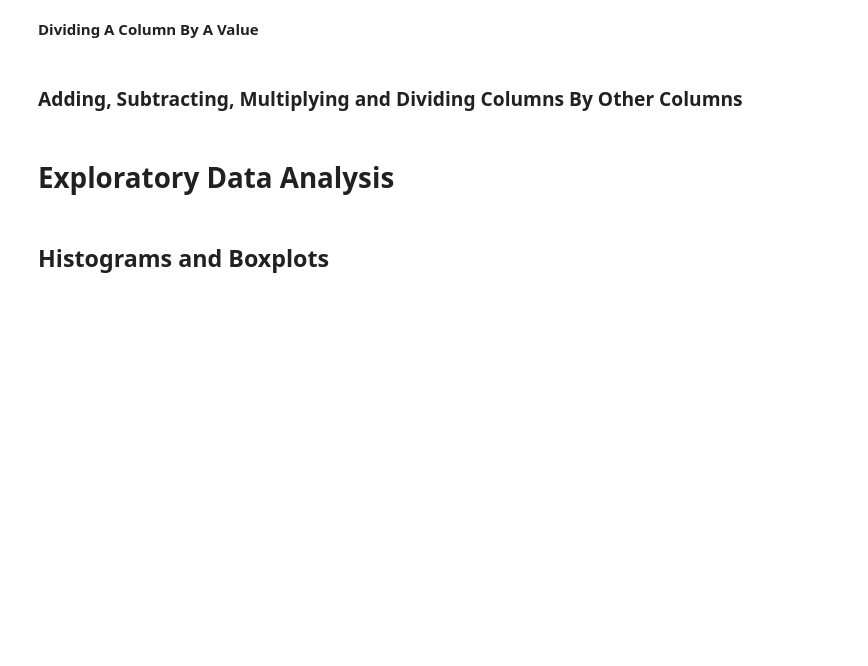
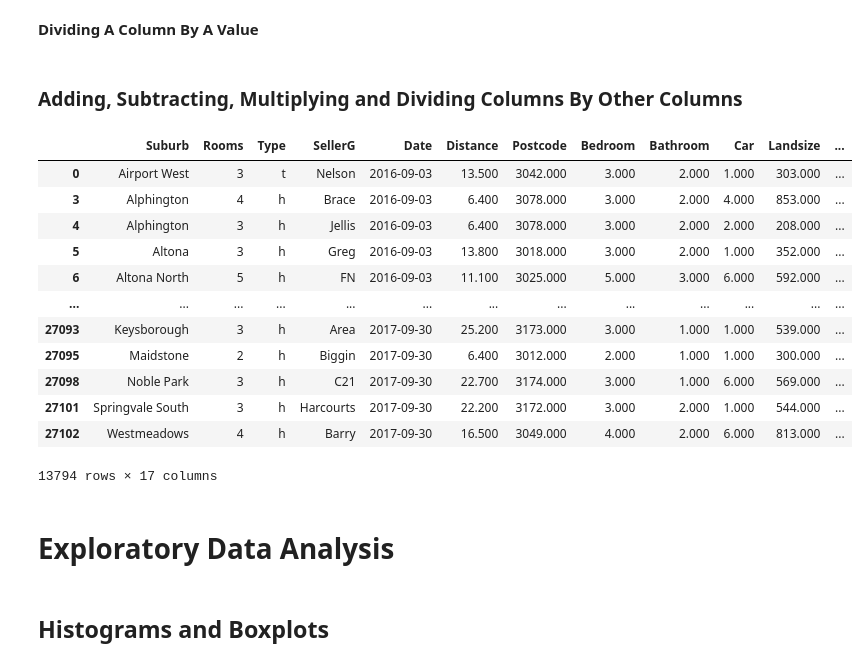
Before and after one commit to Austin-High-AP-CS-Principles/bigdata-melbourne-housing-notes-fwilson12, a Jupyter notebook: Melbourne_Housing_Original.ipynb, the cells around one changed output. Saved outputs shown, nothing was run; the diff lists cells and outputs as text; code cells hidden in the pictures; blank space fills up the shorter version.

```diff
--- a/Melbourne_Housing_Original.ipynb
+++ b/Melbourne_Housing_Original.ipynb
@@ -388,6 +558,7 @@ sum() - adds up all the values in the column
 **Add A Value To A Column**
 # %%
 # add value to all values in a column
+data["Price"] = data["Price"] + 1000
 # %% [markdown]
 **Subtracting A Value From A Column**
 # %%
@@ -402,6 +573,22 @@ sum() - adds up all the values in the column
 # divide all values in a column by a value
 # %% [markdown]
 ### Adding, Subtracting, Multiplying and Dividing Columns By Other Columns
+# %%
+data[data["Landsize"] > 200]
+# %% [output]
+|  | Suburb | Rooms | Type | SellerG | Date | Distance | Postcode | Bedroom | Bathroom | Car | Landsize | ... |
+| 0 | Airport West | 3 | t | Nelson | 2016-09-03 | 13.500 | 3042.000 | 3.000 | 2.000 | 1.000 | 303.000 | ... |
+| 3 | Alphington | 4 | h | Brace | 2016-09-03 | 6.400 | 3078.000 | 3.000 | 2.000 | 4.000 | 853.000 | ... |
+| 4 | Alphington | 3 | h | Jellis | 2016-09-03 | 6.400 | 3078.000 | 3.000 | 2.000 | 2.000 | 208.000 | ... |
+| 5 | Altona | 3 | h | Greg | 2016-09-03 | 13.800 | 3018.000 | 3.000 | 2.000 | 1.000 | 352.000 | ... |
+| 6 | Altona North | 5 | h | FN | 2016-09-03 | 11.100 | 3025.000 | 5.000 | 3.000 | 6.000 | 592.000 | ... |
+| ... | ... | ... | ... | ... | ... | ... | ... | ... | ... | ... | ... | ... |
+| 27093 | Keysborough | 3 | h | Area | 2017-09-30 | 25.200 | 3173.000 | 3.000 | 1.000 | 1.000 | 539.000 | ... |
+| 27095 | Maidstone | 2 | h | Biggin | 2017-09-30 | 6.400 | 3012.000 | 2.000 | 1.000 | 1.000 | 300.000 | ... |
+| 27098 | Noble Park | 3 | h | C21 | 2017-09-30 | 22.700 | 3174.000 | 3.000 | 1.000 | 6.000 | 569.000 | ... |
+| 27101 | Springvale South | 3 | h | Harcourts | 2017-09-30 | 22.200 | 3172.000 | 3.000 | 2.000 | 1.000 | 544.000 | ... |
+| 27102 | Westmeadows | 4 | h | Barry | 2017-09-30 | 16.500 | 3049.000 | 4.000 | 2.000 | 6.000 | 813.000 | ... |
+13794 rows × 17 columns
 # %% [markdown]
 # **Exploratory Data Analysis**
 # %% [markdown]
```
Also changed, not shown: parts of 17 cells of this notebook.
